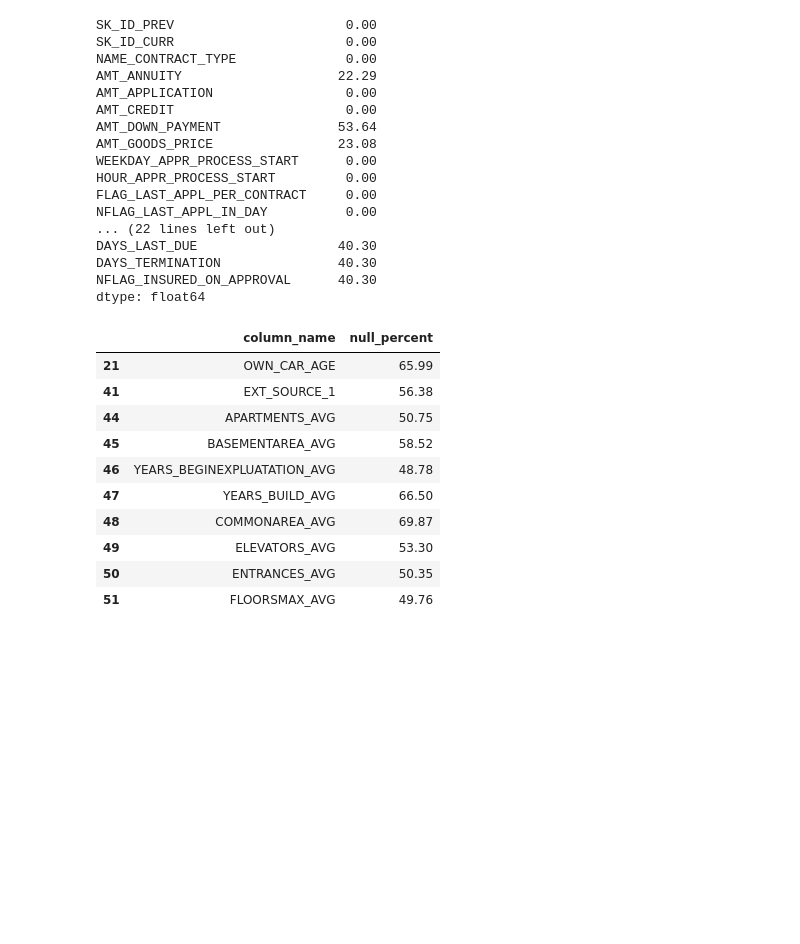
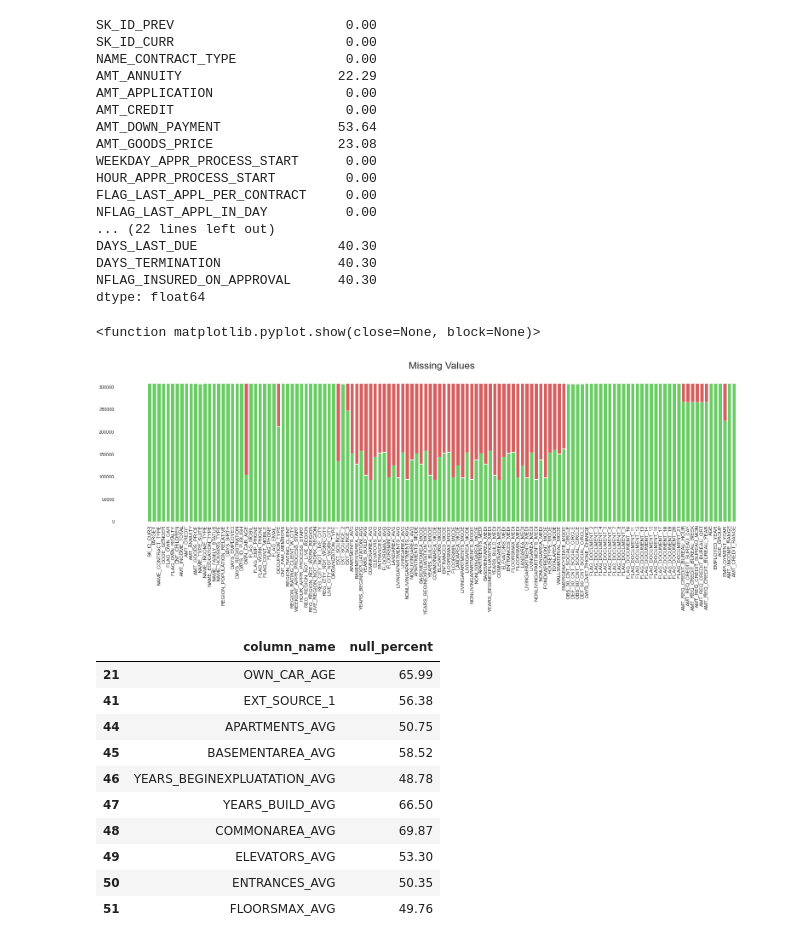
Before and after one commit to Ahmad-assegaf/hacktiv8-final-project, a Jupyter notebook: main.ipynb, the cells around one changed output. Drawn from its saved outputs; the diff is of its cells as text; code cells hidden in the pictures; blank space fills up the shorter version.

```diff
--- a/main.ipynb
+++ b/main.ipynb
@@ -217,6 +189,34 @@ previous_columns = pd.DataFrame(
         ).values,
     }
 )
+# %%
+# Check missing value
+missing_count = df_app.isna().sum()
+non_missing = df_app.notnull().sum()
+
+# Visualize missing value
+x = df_app.columns
+fig, ax = plt.subplots(figsize=(28, 6), dpi=70)
+ax.set_facecolor("white")
+ax.bar(x, missing_count, color="#d65f5f", bottom=non_missing)
+ax.bar(x, non_missing, color="#6acc64")
+# for i, j in enumerate(missing_count):
+#     plt.text(i, 795000, str(j), ha='center', va='center', color='black')
+ax.set_xticklabels(
+    ax.get_xticklabels(),
+    rotation=90,
+    ha="center",
+    **{"font": "Arial", "weight": "normal"},
+    alpha=1
+)
+ax.spines['top'].set_visible(False)
+ax.spines['right'].set_visible(False)
+ax.spines['left'].set_visible(False)
+plt.title(label="Missing Values", fontdict={'fontsize': 24, 'font': 'Arial'}, pad=36)
+plt.show
+# %% [output]
+<function matplotlib.pyplot.show(close=None, block=None)>
+[figure, added]
 # %%
 app_columns[app_columns.null_percent > 40].head(10)
 # %% [output]
```
Also changed, not shown: parts of 46 cells of this notebook.
